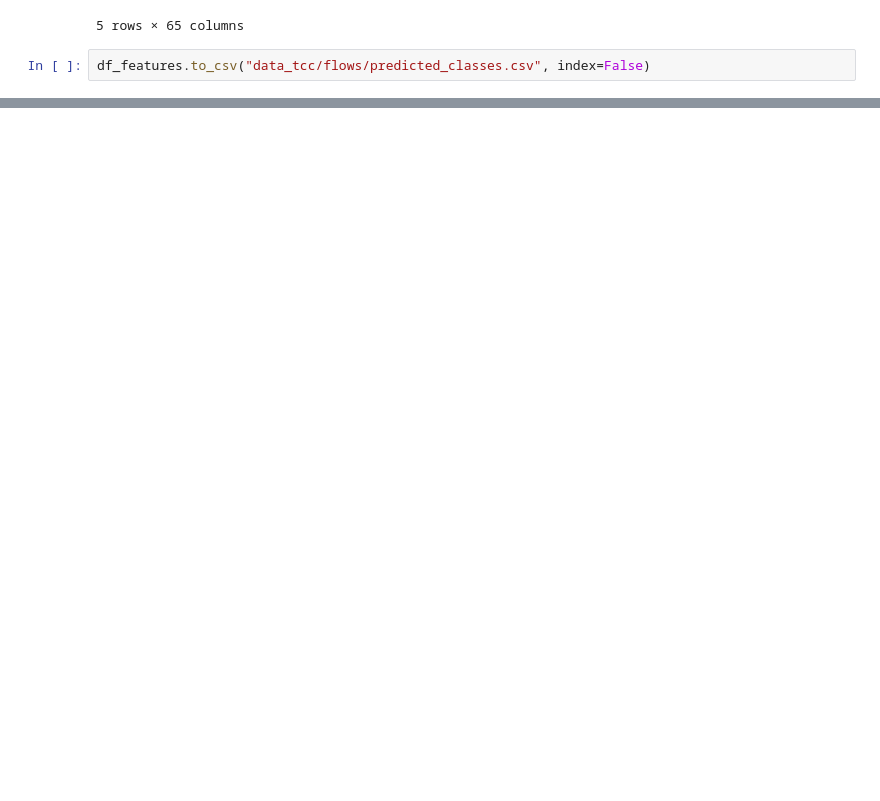
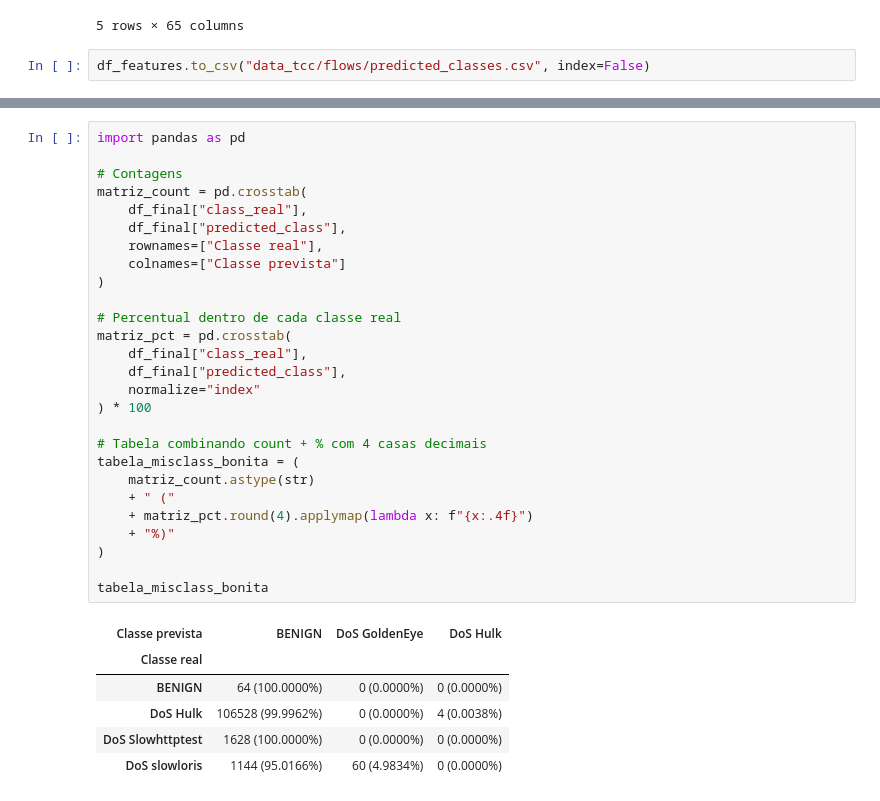
Before and after one commit to AlfredoLSN/Suricata_ML, a Jupyter notebook: tcc_flows.ipynb, the cells around one changed output, grey strips where cells are left out. Cells and saved outputs as stored; diff of their text form; blank space fills up the shorter version.

```diff
--- a/tcc_flows.ipynb
+++ b/tcc_flows.ipynb
@@ -312,0 +355,34 @@ df_features.to_csv("data_tcc/flows/predicted_classes.csv", index=False)
+# %%
+import pandas as pd
+
+# Contagens
+matriz_count = pd.crosstab(
+    df_final["class_real"],
+    df_final["predicted_class"],
+    rownames=["Classe real"],
+    colnames=["Classe prevista"]
+)
+
+# Percentual dentro de cada classe real
+matriz_pct = pd.crosstab(
+    df_final["class_real"],
+    df_final["predicted_class"],
+    normalize="index"
+) * 100
+
+# Tabela combinando count + % com 4 casas decimais
+tabela_misclass_bonita = (
+    matriz_count.astype(str)
+    + " ("
+    + matriz_pct.round(4).applymap(lambda x: f"{x:.4f}")
+    + "%)"
+)
+
+tabela_misclass_bonita
+# %% [output]
+| Classe prevista | BENIGN | DoS GoldenEye | DoS Hulk |
+| Classe real |  |  |  |
+| BENIGN | 64 (100.0000%) | 0 (0.0000%) | 0 (0.0000%) |
+| DoS Hulk | 106528 (99.9962%) | 0 (0.0000%) | 4 (0.0038%) |
+| DoS Slowhttptest | 1628 (100.0000%) | 0 (0.0000%) | 0 (0.0000%) |
+| DoS slowloris | 1144 (95.0166%) | 60 (4.9834%) | 0 (0.0000%) |
```
Also changed, not shown: parts of 6 cells of this notebook, 1 other file.
